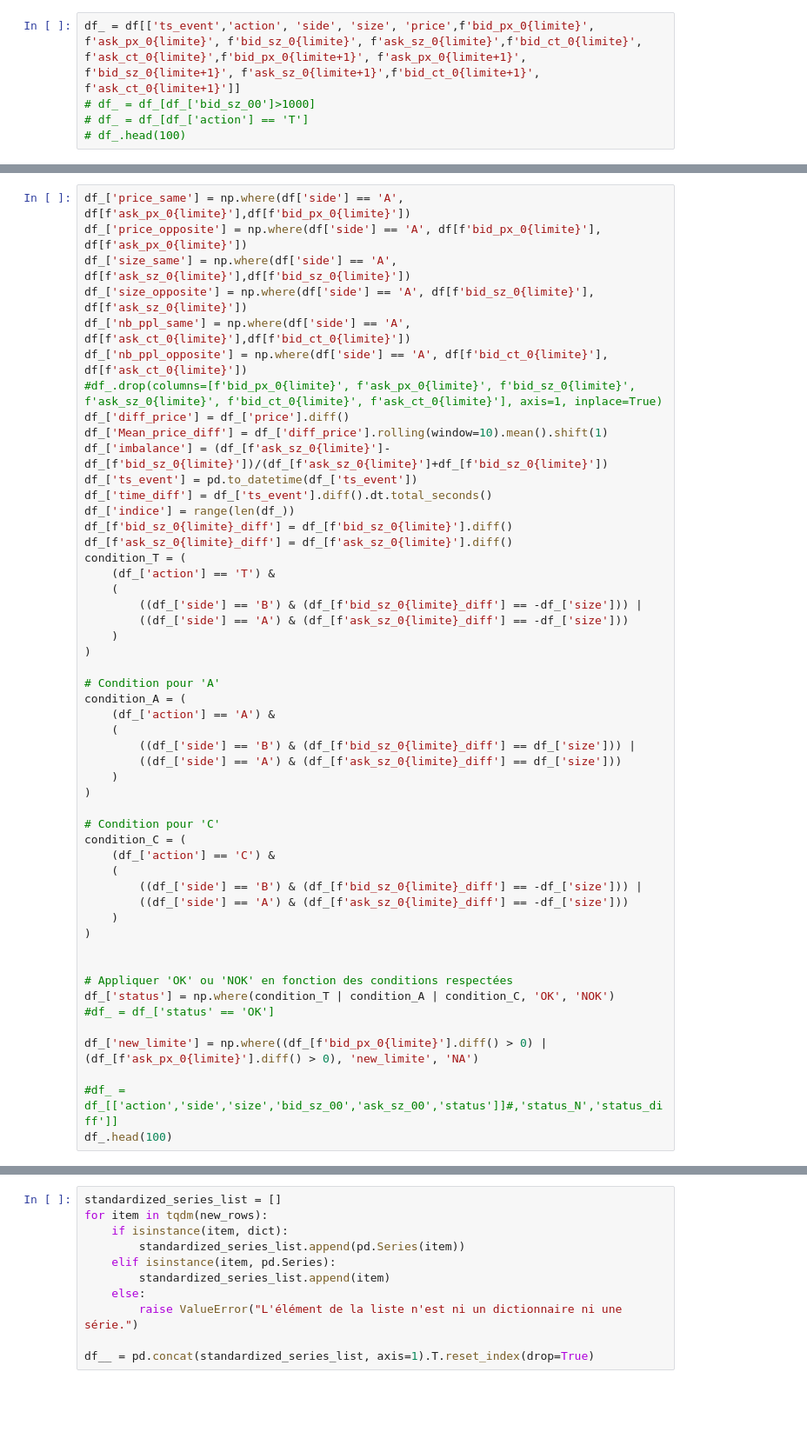
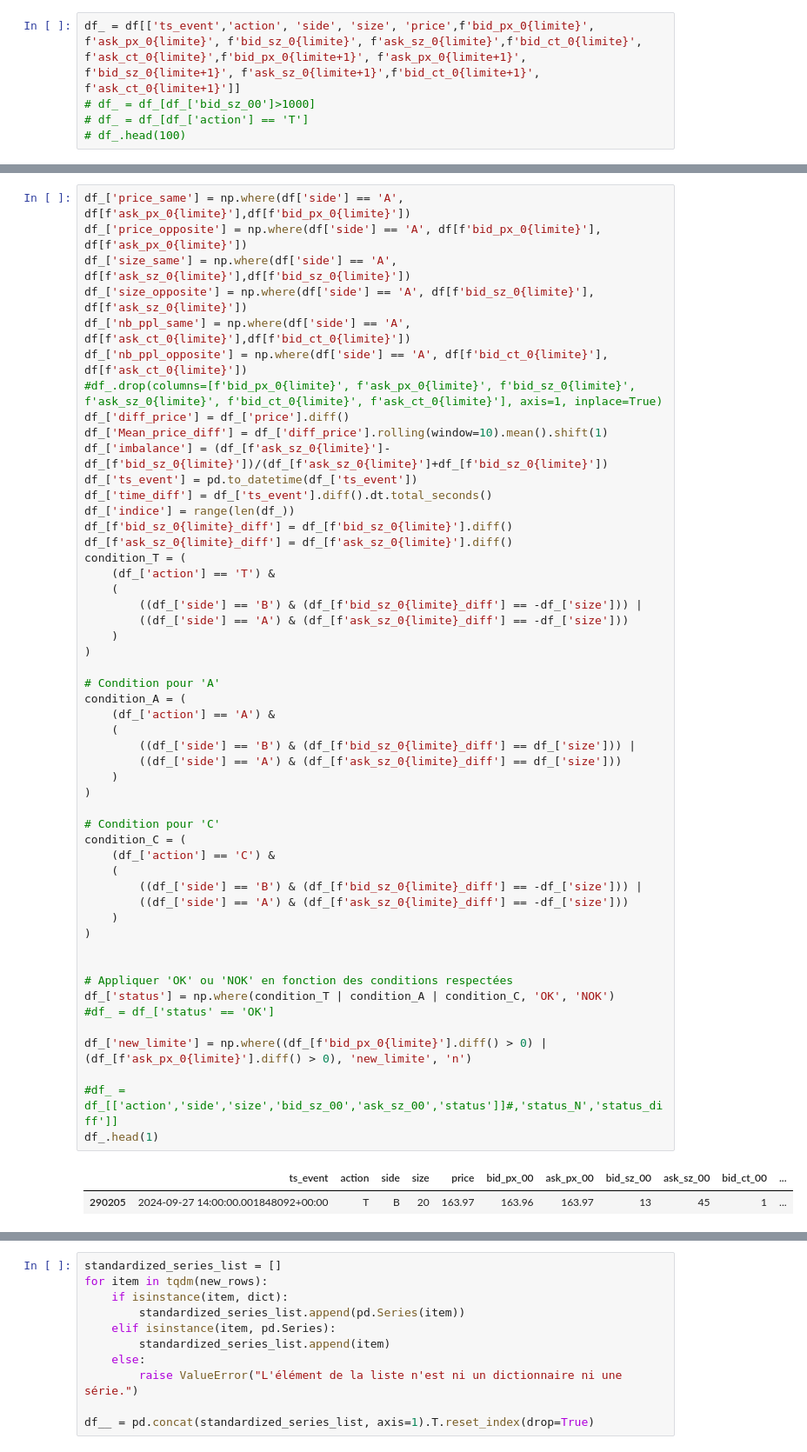
Before and after one commit to janisaiad/HFT_QR_RL, a Jupyter notebook: data/MBO-10 analyse_2/Notebook/WALA.ipynb, the cells around one changed output, grey strips where cells are left out. Shown at 87% size. Drawn from its saved outputs; the diff is of its cells as text; blank space fills up the shorter version.

```diff
--- a/data/MBO-10 analyse_2/Notebook/WALA.ipynb
+++ b/data/MBO-10 analyse_2/Notebook/WALA.ipynb
@@ -92,35 +147,38 @@ condition_T = (
         ((df_['side'] == 'B') & (df_[f'bid_sz_0{limite}_diff'] == -df_['size'])) |
         ((df_['side'] == 'A') & (df_[f'ask_sz_0{limite}_diff'] == -df_['size']))
     )
 )
 
 # Condition pour 'A'
 condition_A = (
     (df_['action'] == 'A') &
     (
         ((df_['side'] == 'B') & (df_[f'bid_sz_0{limite}_diff'] == df_['size'])) |
         ((df_['side'] == 'A') & (df_[f'ask_sz_0{limite}_diff'] == df_['size']))
     )
 )
 
 # Condition pour 'C'
 condition_C = (
     (df_['action'] == 'C') &
     (
         ((df_['side'] == 'B') & (df_[f'bid_sz_0{limite}_diff'] == -df_['size'])) |
         ((df_['side'] == 'A') & (df_[f'ask_sz_0{limite}_diff'] == -df_['size']))
     )
 )
 
 
 # Appliquer 'OK' ou 'NOK' en fonction des conditions respectées
 df_['status'] = np.where(condition_T | condition_A | condition_C, 'OK', 'NOK')
 #df_ = df_['status' == 'OK']
 
-df_['new_limite'] = np.where((df_[f'bid_px_0{limite}'].diff() > 0) | (df_[f'ask_px_0{limite}'].diff() > 0), 'new_limite', 'NA')
+df_['new_limite'] = np.where((df_[f'bid_px_0{limite}'].diff() > 0) | (df_[f'ask_px_0{limite}'].diff() > 0), 'new_limite', 'n')
 
 #df_ = df_[['action','side','size','bid_sz_00','ask_sz_00','status']]#,'status_N','status_diff']]
-df_.head(100)
+df_.head(1)
+# %% [output]
+|  | ts_event | action | side | size | price | bid_px_00 | ask_px_00 | bid_sz_00 | ask_sz_00 | bid_ct_00 | ... |
+| 290205 | 2024-09-27 14:00:00.001848092+00:00 | T | B | 20 | 163.97 | 163.96 | 163.97 | 13 | 45 | 1 | ... |
 # %%
 import pandas as pd
 
```
Also changed, not shown: parts of 17 cells of this notebook, 1 other file.
